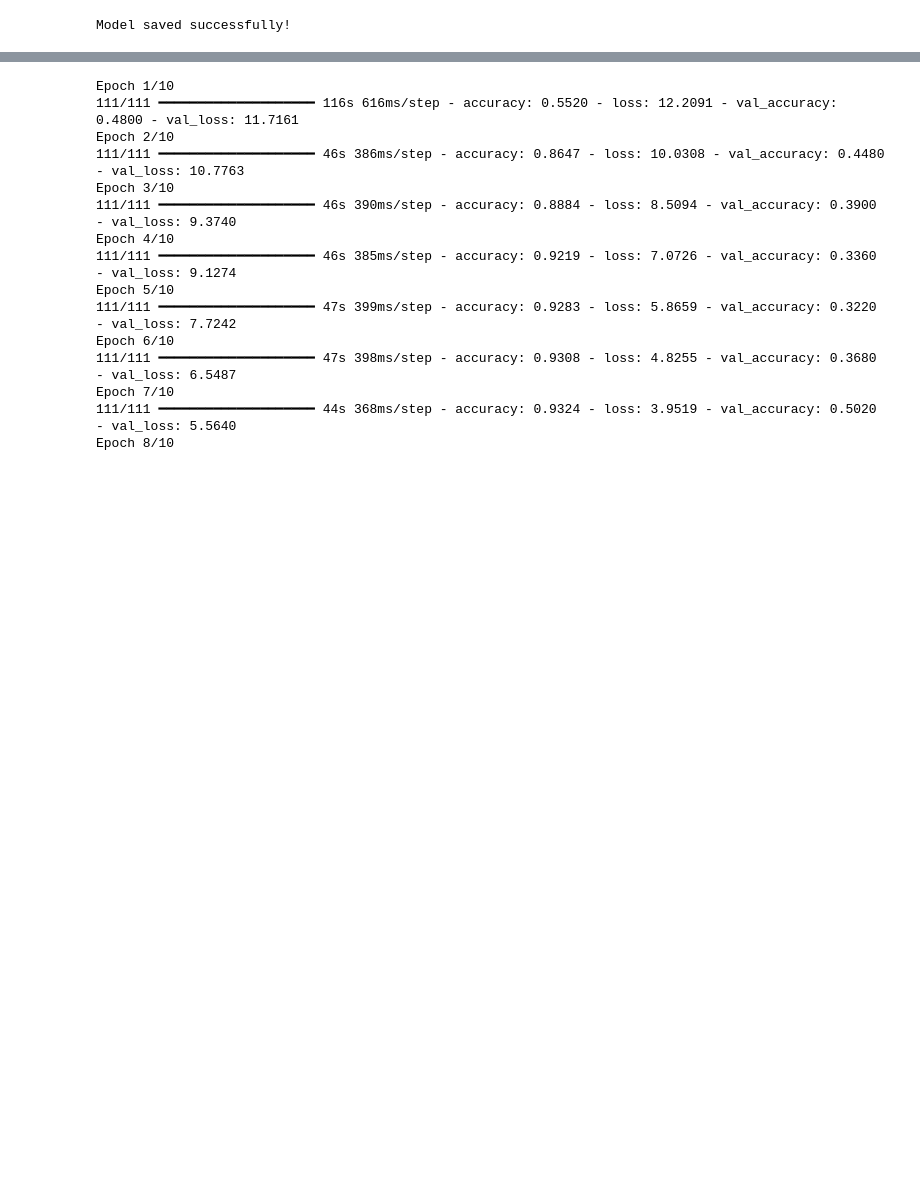
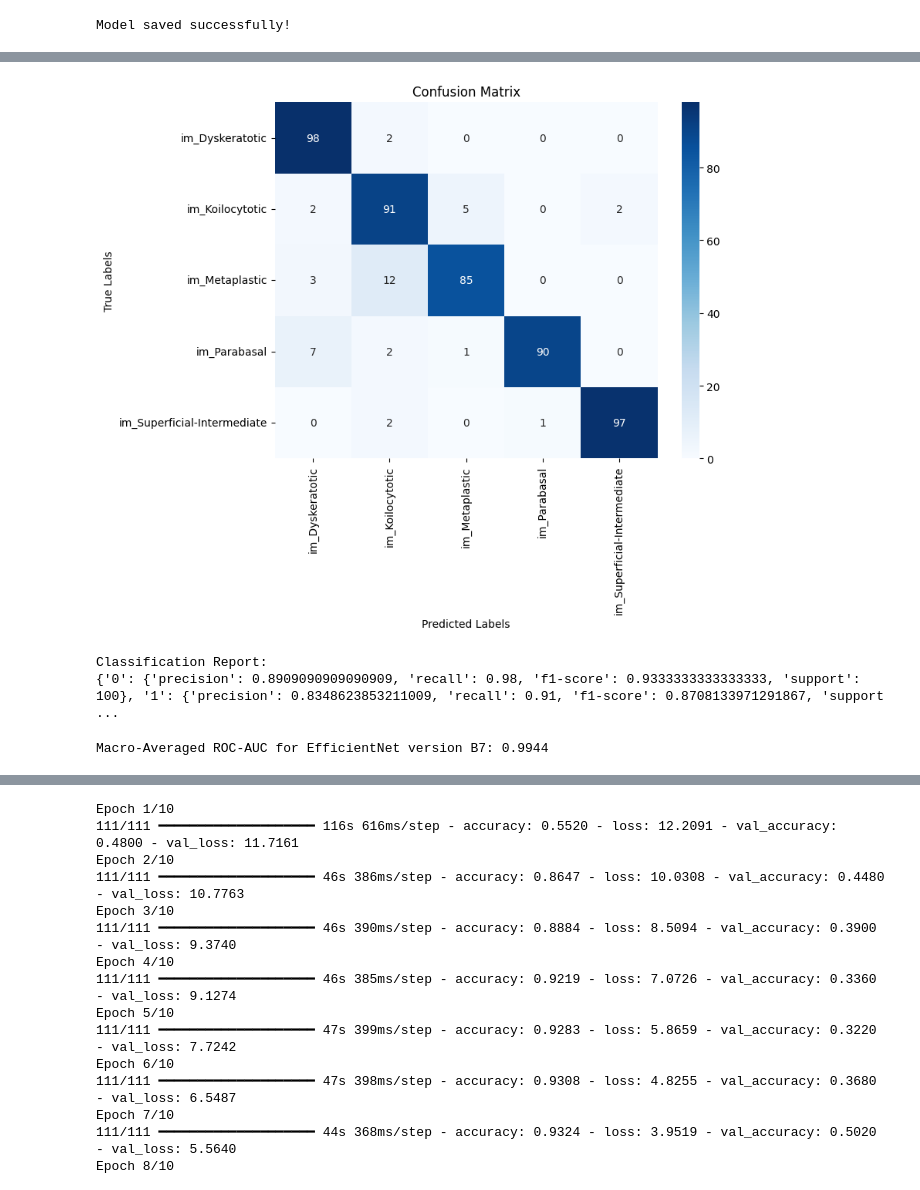
Before and after one commit to teja-1403/Capstone, a Jupyter notebook: CCD.ipynb, the cells around one changed output, grey strips where cells are left out. Cells and saved outputs as stored; diff of their text form; code cells hidden in the pictures; blank space fills up the shorter version.

```diff
--- a/CCD.ipynb
+++ b/CCD.ipynb
@@ -812,0 +891,15 @@ Model saved successfully!
+# %%
+# Confusion matrix
+y_pred_prob = eff_b7_model.predict(test_generator)
+y_true = test_generator.classes
+y_pred = np.argmax(y_pred_prob, axis=1)
+
+cm = confusion_matrix(y_true, y_pred)
+
+plt.figure(figsize=(8, 6))
+sns.heatmap(cm, annot=True, fmt='d', cmap='Blues', xticklabels=test_generator.class_indices.keys(), yticklabels=test_generator.class_indices.keys())
+plt.xlabel('Predicted Labels')
+plt.ylabel('True Labels')
+plt.title('Confusion Matrix')
+plt.show()
+# %% [output]
@@ -812,0 +907,18 @@ Model saved successfully!
+[figure, added]
+# %%
+# Classification report
+report = classification_report(y_true, y_pred, output_dict=True)
+print("Classification Report:")
+print(report)
+# %% [output]
+Classification Report:
+{'0': {'precision': 0.8909090909090909, 'recall': 0.98, 'f1-score': 0.9333333333333333, 'support': 100}, '1': {'precision': 0.8348623853211009, 'recall': 0.91, 'f1-score': 0.8708133971291867, 'support ...
+# %%
+n_classes = len(test_generator.class_indices)
+y_true_onehot = label_binarize(y_true, classes=list(range(n_classes)))
+
+# ROC-AUC score
+eff_b7_roc_auc = roc_auc_score(y_true_onehot, y_pred_prob, average='macro', multi_class='ovr')
+print("Macro-Averaged ROC-AUC for EfficientNet version B7: {:.4f}".format(eff_b7_roc_auc))
+# %% [output]
+Macro-Averaged ROC-AUC for EfficientNet version B7: 0.9944
```
Also changed, not shown: parts of 23 cells of this notebook.
